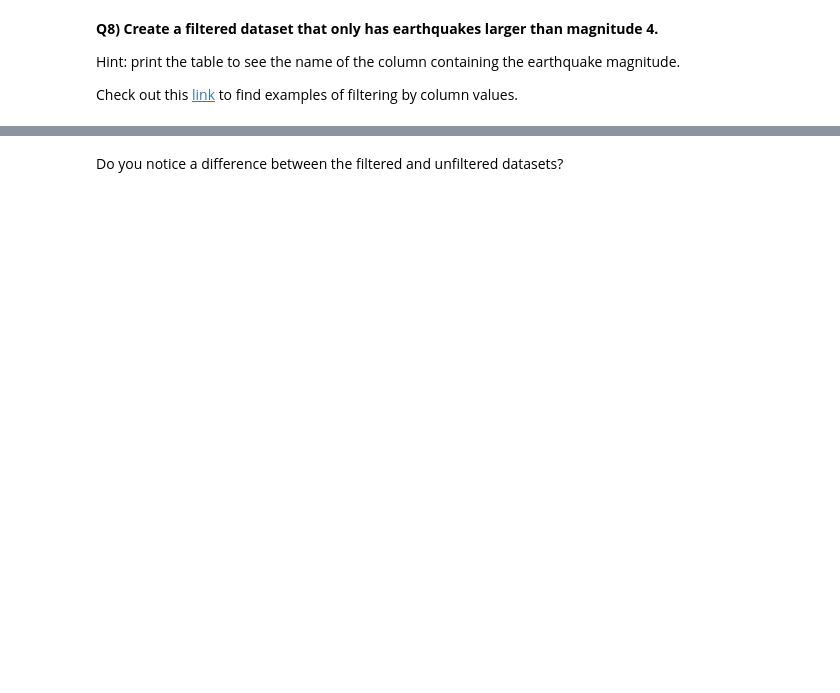
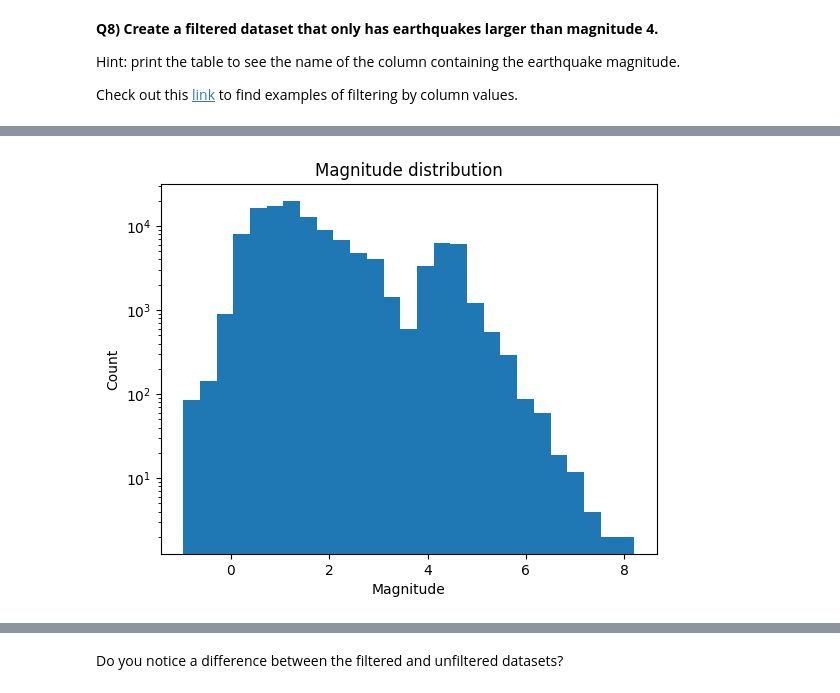
Before and after one commit to fiona-crdt/2026_Intro_Python, a Jupyter notebook: live/part-I/1.5-pandas-environmental-exercises.ipynb, the cells around one changed output, grey strips where cells are left out. Drawn from its saved outputs; the diff is of its cells as text; code cells hidden in the pictures; blank space fills up the shorter version.

```diff
--- a/live/part-I/1.5-pandas-environmental-exercises.ipynb
+++ b/live/part-I/1.5-pandas-environmental-exercises.ipynb
@@ -192,3 +279,14 @@ side.
+# %%
+# Make the three histograms
+
+fig, ax = plt.subplots()
+ax.hist(df["mag"], bins=27, log=True)
+ax.set_xlabel("Magnitude")
+ax.set_ylabel("Count")
+ax.set_title("Magnitude distribution")
+plt.show()
+# %% [output]
+[figure, added]
 # %% [markdown]
 **Q11) Visualise the locations of earthquakes by making a scatterplot of their latitude and longitude.**
 
```
Also changed, not shown: parts of 13 cells of this notebook.
